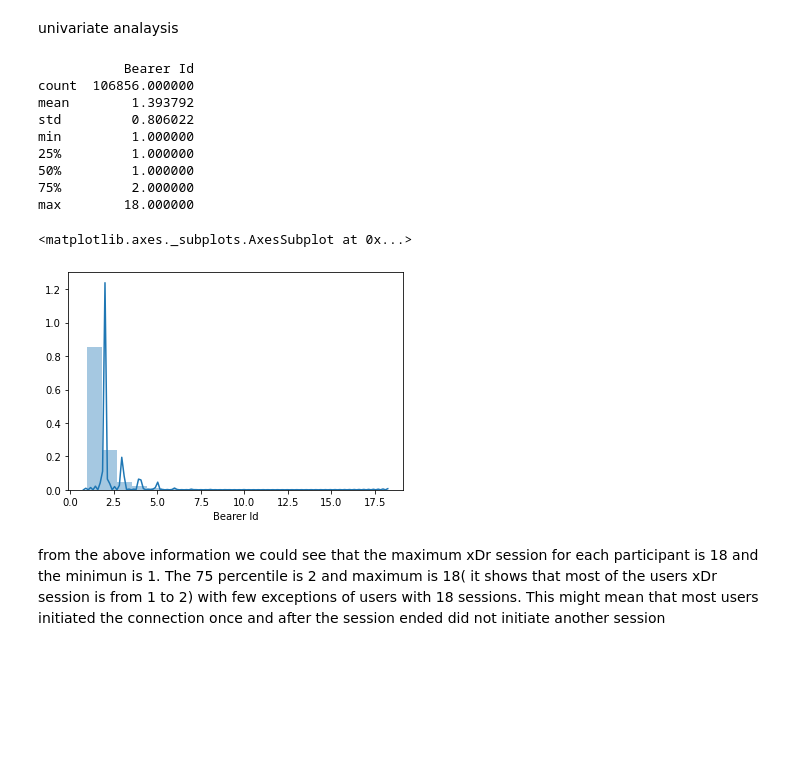
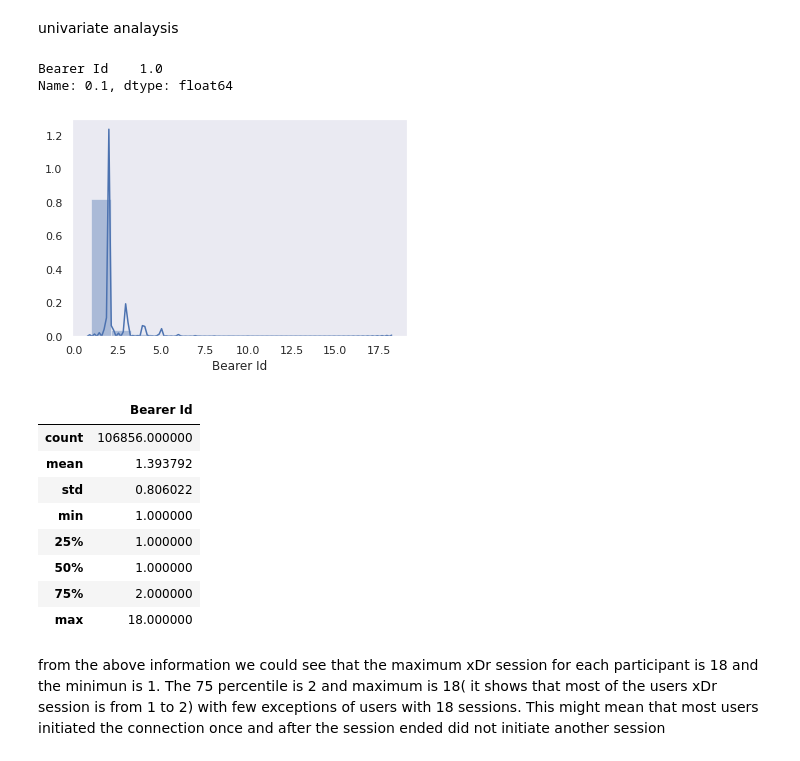
Before and after one commit to Idowuilekura/idowu10academy3rdbatch, a Jupyter notebook: telecom.ipynb, the cells around one changed output. Cells and saved outputs as stored; diff of their text form; code cells hidden in the pictures; blank space fills up the shorter version.

```diff
--- a/telecom.ipynb
+++ b/telecom.ipynb
@@ -44,3 +59,16 @@ memory usage: 62.9+ MB
+# %%
+# dropping msisdn/number null values
+telecom.dropna(axis=0,subset=['MSISDN/Number'],inplace=True)
+# %%
+#replacing nan values with mode
+telecom['Handset Manufacturer'].fillna(telecom['Handset Manufacturer'].mode(),inplace=True)
+# %%
+#replacing nan values with mode
+telecom['Handset Type'].fillna(telecom['Handset Type'].mode(),inplace=True)
+# %%
+replacement = telecom[['Total UL (Bytes)','Total DL (Bytes)','Dur. (ms).1']].mean().to_dict()
+replacement
+telecom.fillna(replacement,inplace=True)
 # %%
 telecom.shape
 # %% [output]
@@ -115,20 +143,28 @@ From here we could see that the five top phones per manufacturer are quite expen
 univariate analaysis
 # %%
 user_per_session_number =telecom.groupby('MSISDN/Number').agg({'Bearer Id':'count'})
-print(user_per_session_number.describe())
-sns.distplot(user_per_session_number['Bearer Id'],bins=20)
+#print(user_per_session_number.describe())
+sns.distplot(user_per_session_number['Bearer Id'],bins=15)
+# removing outliers
+#print(user_per_session_number.isnull().sum())
+#sns.boxplot(user_per_session_number
+user_per_session_number.quantile(0.10)
 # %% [output]
-           Bearer Id
-count  106856.000000
-mean        1.393792
-std         0.806022
-min         1.000000
-25%         1.000000
-50%         1.000000
-75%         2.000000
-max        18.000000
+Bearer Id    1.0
+Name: 0.1, dtype: float64
-<matplotlib.axes._subplots.AxesSubplot at 0x...>
-[figure, old version]
+[figure, new version]
+# %%
+user_per_session_number.describe()
+# %% [output]
+|  | Bearer Id |
+| count | 106856.000000 |
+| mean | 1.393792 |
+| std | 0.806022 |
+| min | 1.000000 |
+| 25% | 1.000000 |
+| 50% | 1.000000 |
+| 75% | 2.000000 |
+| max | 18.000000 |
 # %% [markdown]
 from the above information we could see that the maximum xDr session for each participant is 18 and the minimun is 1. The 75 percentile is 2 and maximum is 18( it shows that most of the users xDr session is from 1 to 2) with few exceptions of users with 18 sessions. This might mean that most users initiated the connection once and after the session ended did not initiate another session
 # %%
```
Also changed, not shown: parts of 151 cells of this notebook.
